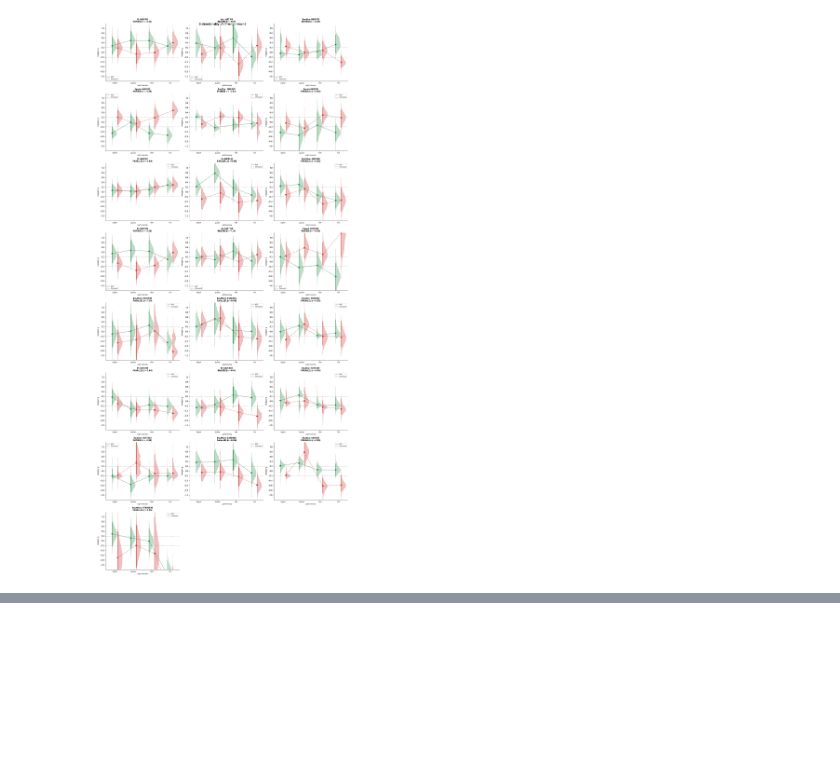
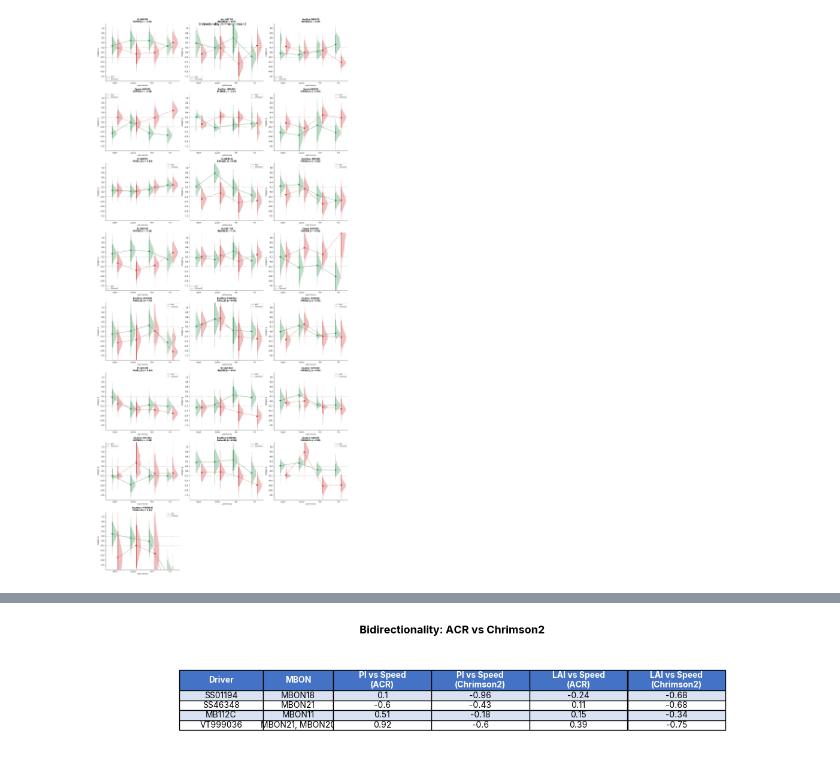
Before and after one commit to lnicole08/OSAR-Nicole-version, a Jupyter notebook: Light Intensity Summary.ipynb, the cells around one changed output, grey strips where cells are left out. Drawn from its saved outputs; the diff is of its cells as text; code cells hidden in the pictures; blank space fills up the shorter version.

```diff
--- a/Light Intensity Summary.ipynb
+++ b/Light Intensity Summary.ipynb
@@ -1485,0 +1558,100 @@ plt.show()
+# %%
+mbon_csv_path = r"D:\ACC Lab Dropbox\ACC Lab\Nicole Lee\Data Compilation\MBONlist.csv"
+lobelocation = pd.DataFrame()
+
+responder = "ACR"
+csvfile = pd.read_csv(mbon_csv_path).astype('string')
+for n, k in zip(["B", "y", "a"], ['β', "γ", "α"]):
+    csvfile['Lobe'] = csvfile['Lobe'].str.replace(n, k)
+
+mbons = get_sorted_mbons(osar_data, responder, METRICS[0])
+for m in mbons:
+    row = {'MBON': m, 'Lobe_location': find_number(csvfile, m, "Lobe"),
+            'MBON_number': find_number(csvfile, m, "MBON number").strip()}
+    lobelocation = pd.concat([lobelocation, pd.DataFrame([row])])
+lobelocation = lobelocation.reset_index(drop=True)
+
+def wrap_label(label, break_at=9, max_len=12):
+      if len(label) > max_len:
+          return label[:break_at] + "\n" + label[break_at:]
+      return label
+# %%
+from scipy.stats import pearsonr
+
+drivers = ["SS01194", "SS46348", "MB112C", "VT999036"]
+metric_pairs = [
+    ("PI_Hg_OSAR", "Log2 Bout Speed ratio_Hg_OSAR", "PI vs Speed"),
+    ("Light Attraction Index_Hg_OSAR", "Log2 Bout Speed ratio_Hg_OSAR", "LAI vs Speed"),
+]
+responders = ["ACR", "Chrimson2"]
+
+rows = []
+for driver in drivers:
+    info = lobelocation[lobelocation['MBON'] == driver]
+    mbon_label = info['MBON_number'].values[0].strip() if len(info) > 0 else driver
+
+    row = {"Driver": driver, "MBON": mbon_label}
+
+    for metric_a, metric_b, pair_label in metric_pairs:
+        for resp in responders:
+            col_name = f"{pair_label}\n({resp})"
+            vals_a = get_cat_effect_values(osar_data, resp, metric_a, driver)
+            vals_b = get_cat_effect_values(osar_data, resp, metric_b, driver)
+
+            if any(v is None for v in vals_a) or any(v is None for v in vals_b):
+                row[col_name] = None
+            else:
+                r, _ = pearsonr(vals_a, vals_b)
+                row[col_name] = round(r, 2)
+
+    rows.append(row)
+
+col_order = ["Driver", "MBON"]
+for _, _, pair_label in metric_pairs:
+    for resp in responders:
+        col_order.append(f"{pair_label}\n({resp})")
+
+bidir_table = pd.DataFrame(rows, columns=col_order)
+
+# Render as table image
+fig, ax = plt.subplots(figsize=(12, 2.5))
+ax.axis('off')
+
+table = ax.table(
+    cellText=bidir_table.values,
+    colLabels=bidir_table.columns,
+    cellLoc='center',
+    loc='center'
+)
+
+table.auto_set_font_size(False)
+table.set_fontsize(10)
+
+# Column widths
+col_widths = [0.12, 0.10, 0.14, 0.14, 0.14, 0.14]
+for row_idx in range(len(bidir_table) + 1):
+    for col_idx, w in enumerate(col_widths):
+        table[row_idx, col_idx].set_width(w)
+
+# Header height (taller for wrapped labels)
+for col_idx in range(len(bidir_table.columns)):
+    table[0, col_idx].set_height(0.18)
+
+# Style header row
+for col_idx in range(len(bidir_table.columns)):
+    cell = table[0, col_idx]
+    cell.set_facecolor('#4472C4')
+    cell.set_text_props(color='white', fontweight='bold')
+
+# Alternate row shading
+for row_idx in range(1, len(bidir_table) + 1):
+    color = '#D9E2F3' if row_idx % 2 == 1 else 'white'
+    for col_idx in range(len(bidir_table.columns)):
+        table[row_idx, col_idx].set_facecolor(color)
+
+plt.title("Bidirectionality: ACR vs Chrimson2", fontsize=13, fontweight='bold', pad=12)
+plt.tight_layout()
+#plt.savefig(os.path.join(save_path, "bidirectionality_table.svg"), bbox_inches='tight')
+plt.show()
+# %% [output]
+[figure, added]
```
Also changed, not shown: parts of 5 cells of this notebook, 5 other files.
